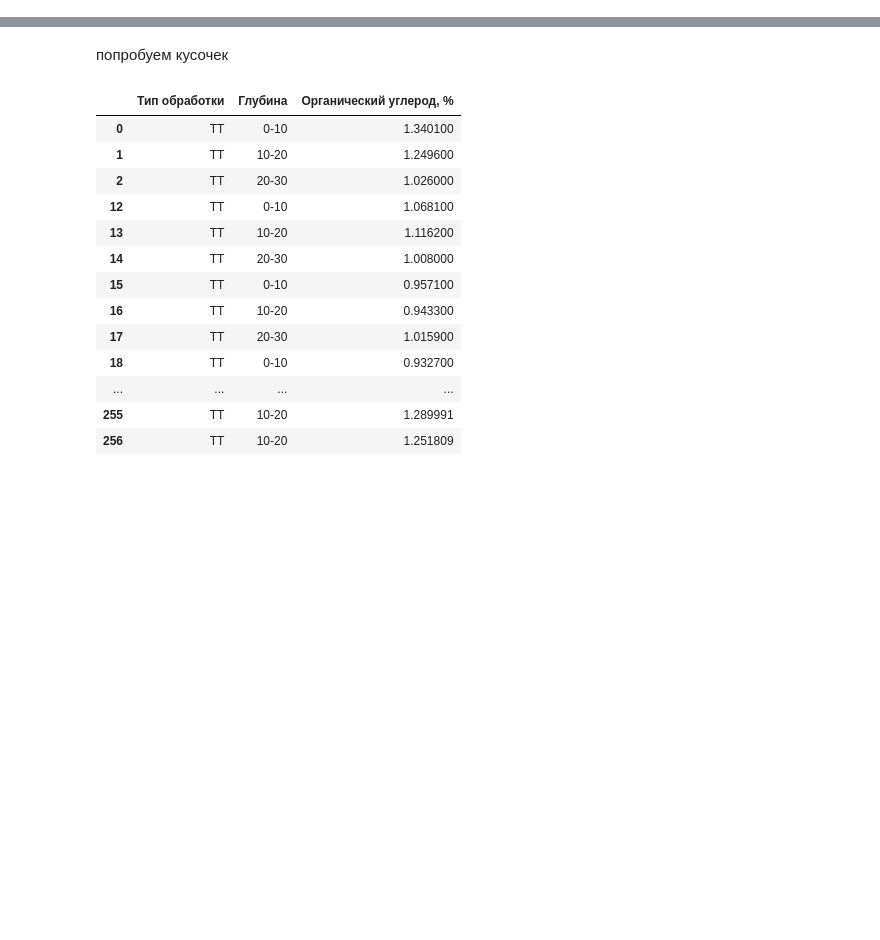
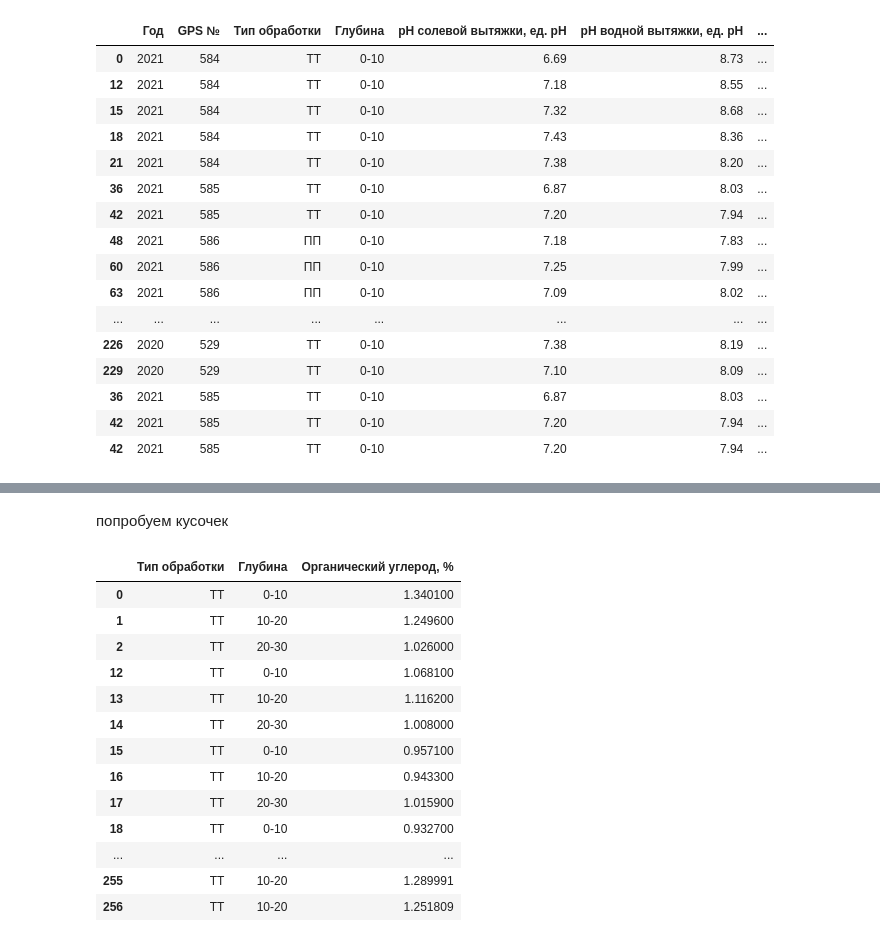
Before and after one commit to hukitoc94/total_archangelskiy, a Jupyter notebook: field_data/khitrov.ipynb, the cells around one changed output, grey strips where cells are left out. Saved outputs shown, nothing was run; the diff lists cells and outputs as text; code cells hidden in the pictures; blank space fills up the shorter version.

```diff
--- a/field_data/khitrov.ipynb
+++ b/field_data/khitrov.ipynb
@@ -20,6 +26,10 @@ agrochemistry_main['GPS №'] = agrochemistry_main['GPS №'].astype(int)
 agrochemistry_main.drop('повторность', axis = 1, inplace= True)
 agrochemistry_main.dropna(axis = 0, inplace= True)
 
+two_rows = agrochemistry_main[(agrochemistry_main["GPS №"] == 585) & (agrochemistry_main["Глубина"] == '0-10') ]
+agrochemistry_main["Органический углерод, %"][agrochemistry_main["Органический углерод, %"] == -0.0951] = 1.270538
+agrochemistry_main = agrochemistry_main.append(two_rows)
+agrochemistry_main = agrochemistry_main.append(two_rows.iloc[1:,:])
 # разбивка по точкам на ПП
 pp_points = [525,526,527,528,586,529, 584,585]
 by_points = agrochemistry_main[agrochemistry_main["GPS №"].isin(pp_points)]
@@ -41,0 +86,20 @@ agrochemistry_main
+# %%
+by_points[by_points['Глубина'] == '0-10']
+# %% [output]
+|  | Год | GPS № | Тип обработки | Глубина | рН солевой вытяжки, ед. рН | рН водной вытяжки, ед. рН | ... |
+| 0 | 2021 | 584 | ТТ | 0-10 | 6.69 | 8.73 | ... |
+| 12 | 2021 | 584 | ТТ | 0-10 | 7.18 | 8.55 | ... |
+| 15 | 2021 | 584 | ТТ | 0-10 | 7.32 | 8.68 | ... |
+| 18 | 2021 | 584 | ТТ | 0-10 | 7.43 | 8.36 | ... |
+| 21 | 2021 | 584 | ТТ | 0-10 | 7.38 | 8.20 | ... |
+| 36 | 2021 | 585 | ТТ | 0-10 | 6.87 | 8.03 | ... |
+| 42 | 2021 | 585 | ТТ | 0-10 | 7.20 | 7.94 | ... |
+| 48 | 2021 | 586 | ПП | 0-10 | 7.18 | 7.83 | ... |
+| 60 | 2021 | 586 | ПП | 0-10 | 7.25 | 7.99 | ... |
+| 63 | 2021 | 586 | ПП | 0-10 | 7.09 | 8.02 | ... |
+| ... | ... | ... | ... | ... | ... | ... | ... |
+| 226 | 2020 | 529 | ТТ | 0-10 | 7.38 | 8.19 | ... |
+| 229 | 2020 | 529 | ТТ | 0-10 | 7.10 | 8.09 | ... |
+| 36 | 2021 | 585 | ТТ | 0-10 | 6.87 | 8.03 | ... |
+| 42 | 2021 | 585 | ТТ | 0-10 | 7.20 | 7.94 | ... |
+| 42 | 2021 | 585 | ТТ | 0-10 | 7.20 | 7.94 | ... |
```
Also changed, not shown: parts of 18 cells of this notebook.
